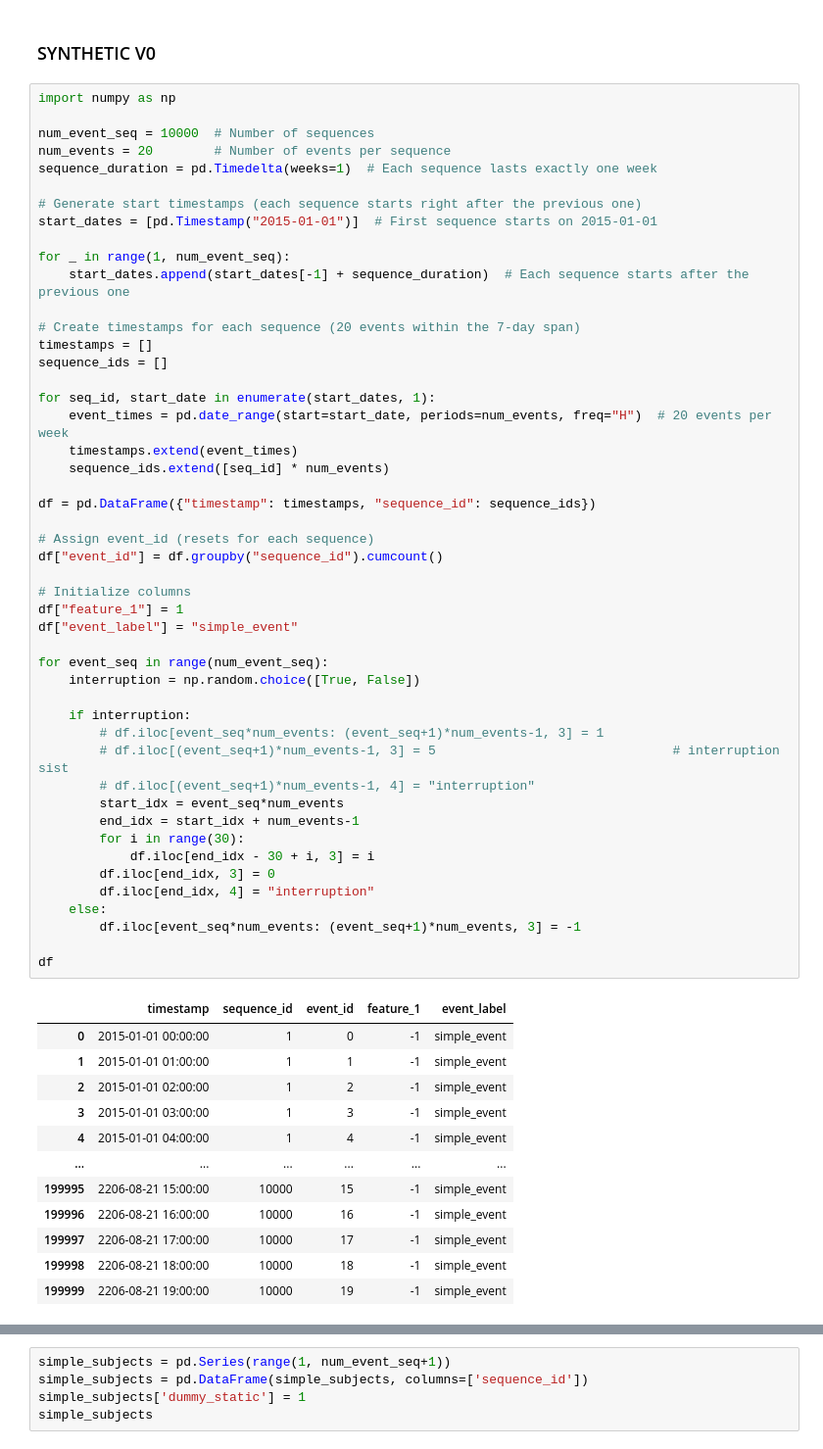
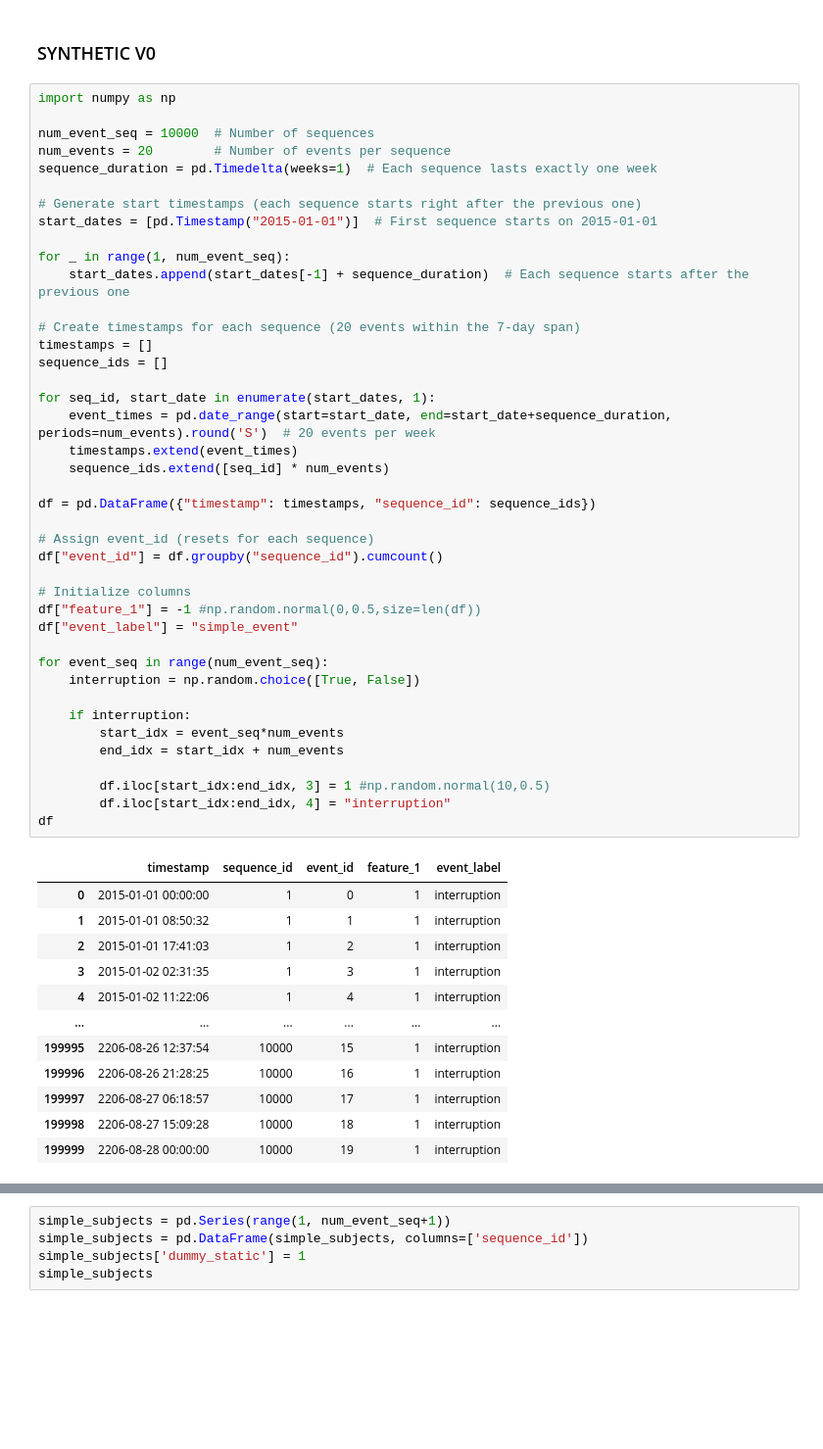
Before and after one commit to filipols/Master-thesis, a Jupyter notebook: notebooks/load_datasets.ipynb, the cells around one changed output, grey strips where cells are left out. Shown at 98% size. Drawn from its saved outputs; the diff is of its cells as text; blank space fills up the shorter version.

```diff
--- a/notebooks/load_datasets.ipynb
+++ b/notebooks/load_datasets.ipynb
@@ -1911,54 +1911,47 @@ sequence_duration = pd.Timedelta(weeks=1)  # Each sequence lasts exactly one wee
 start_dates = [pd.Timestamp("2015-01-01")]  # First sequence starts on 2015-01-01
 
 for _ in range(1, num_event_seq):
     start_dates.append(start_dates[-1] + sequence_duration)  # Each sequence starts after the previous one
 
 # Create timestamps for each sequence (20 events within the 7-day span)
 timestamps = []
 sequence_ids = []
 
 for seq_id, start_date in enumerate(start_dates, 1):
-    event_times = pd.date_range(start=start_date, periods=num_events, freq="H")  # 20 events per week
+    event_times = pd.date_range(start=start_date, end=start_date+sequence_duration, periods=num_events).round('S')  # 20 events per week
     timestamps.extend(event_times)
     sequence_ids.extend([seq_id] * num_events)
 
 df = pd.DataFrame({"timestamp": timestamps, "sequence_id": sequence_ids})
 
 # Assign event_id (resets for each sequence)
 df["event_id"] = df.groupby("sequence_id").cumcount()
 
 # Initialize columns
-df["feature_1"] = 1
+df["feature_1"] = -1 #np.random.normal(0,0.5,size=len(df))
 df["event_label"] = "simple_event"
 
 for event_seq in range(num_event_seq):
     interruption = np.random.choice([True, False])
 
     if interruption:
-        # df.iloc[event_seq*num_events: (event_seq+1)*num_events-1, 3] = 1
-        # df.iloc[(event_seq+1)*num_events-1, 3] = 5                               # interruption sist
-        # df.iloc[(event_seq+1)*num_events-1, 4] = "interruption"
         start_idx = event_seq*num_events
-        end_idx = start_idx + num_events-1
-        for i in range(30):
-            df.iloc[end_idx - 30 + i, 3] = i
-        df.iloc[end_idx, 3] = 0
-        df.iloc[end_idx, 4] = "interruption"
-    else:
-        df.iloc[event_seq*num_events: (event_seq+1)*num_events, 3] = -1
+        end_idx = start_idx + num_events
 
+        df.iloc[start_idx:end_idx, 3] = 1 #np.random.normal(10,0.5)
+        df.iloc[start_idx:end_idx, 4] = "interruption"
 df
 # %% [output]
 |  | timestamp | sequence_id | event_id | feature_1 | event_label |
-| 0 | 2015-01-01 00:00:00 | 1 | 0 | -1 | simple_event |
-| 1 | 2015-01-01 01:00:00 | 1 | 1 | -1 | simple_event |
-| 2 | 2015-01-01 02:00:00 | 1 | 2 | -1 | simple_event |
-| 3 | 2015-01-01 03:00:00 | 1 | 3 | -1 | simple_event |
-| 4 | 2015-01-01 04:00:00 | 1 | 4 | -1 | simple_event |
+| 0 | 2015-01-01 00:00:00 | 1 | 0 | 1 | interruption |
+| 1 | 2015-01-01 08:50:32 | 1 | 1 | 1 | interruption |
+| 2 | 2015-01-01 17:41:03 | 1 | 2 | 1 | interruption |
+| 3 | 2015-01-02 02:31:35 | 1 | 3 | 1 | interruption |
+| 4 | 2015-01-02 11:22:06 | 1 | 4 | 1 | interruption |
 | ... | ... | ... | ... | ... | ... |
-| 199995 | 2206-08-21 15:00:00 | 10000 | 15 | -1 | simple_event |
-| 199996 | 2206-08-21 16:00:00 | 10000 | 16 | -1 | simple_event |
-| 199997 | 2206-08-21 17:00:00 | 10000 | 17 | -1 | simple_event |
-| 199998 | 2206-08-21 18:00:00 | 10000 | 18 | -1 | simple_event |
-| 199999 | 2206-08-21 19:00:00 | 10000 | 19 | -1 | simple_event |
+| 199995 | 2206-08-26 12:37:54 | 10000 | 15 | 1 | interruption |
+| 199996 | 2206-08-26 21:28:25 | 10000 | 16 | 1 | interruption |
+| 199997 | 2206-08-27 06:18:57 | 10000 | 17 | 1 | interruption |
+| 199998 | 2206-08-27 15:09:28 | 10000 | 18 | 1 | interruption |
+| 199999 | 2206-08-28 00:00:00 | 10000 | 19 | 1 | interruption |
 200000 rows × 5 columns
```
Also changed, not shown: parts of 6 cells of this notebook, 22 other files.
